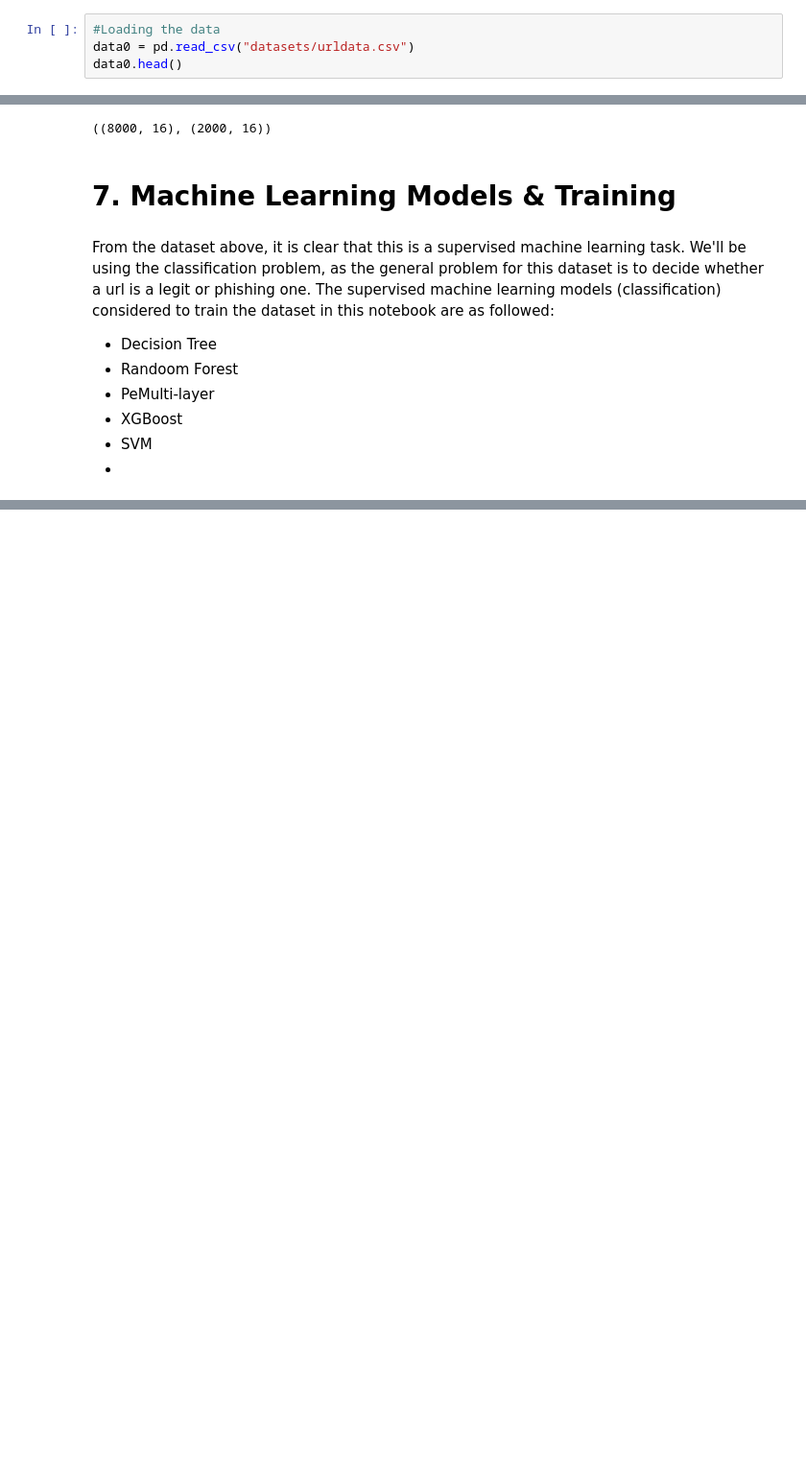
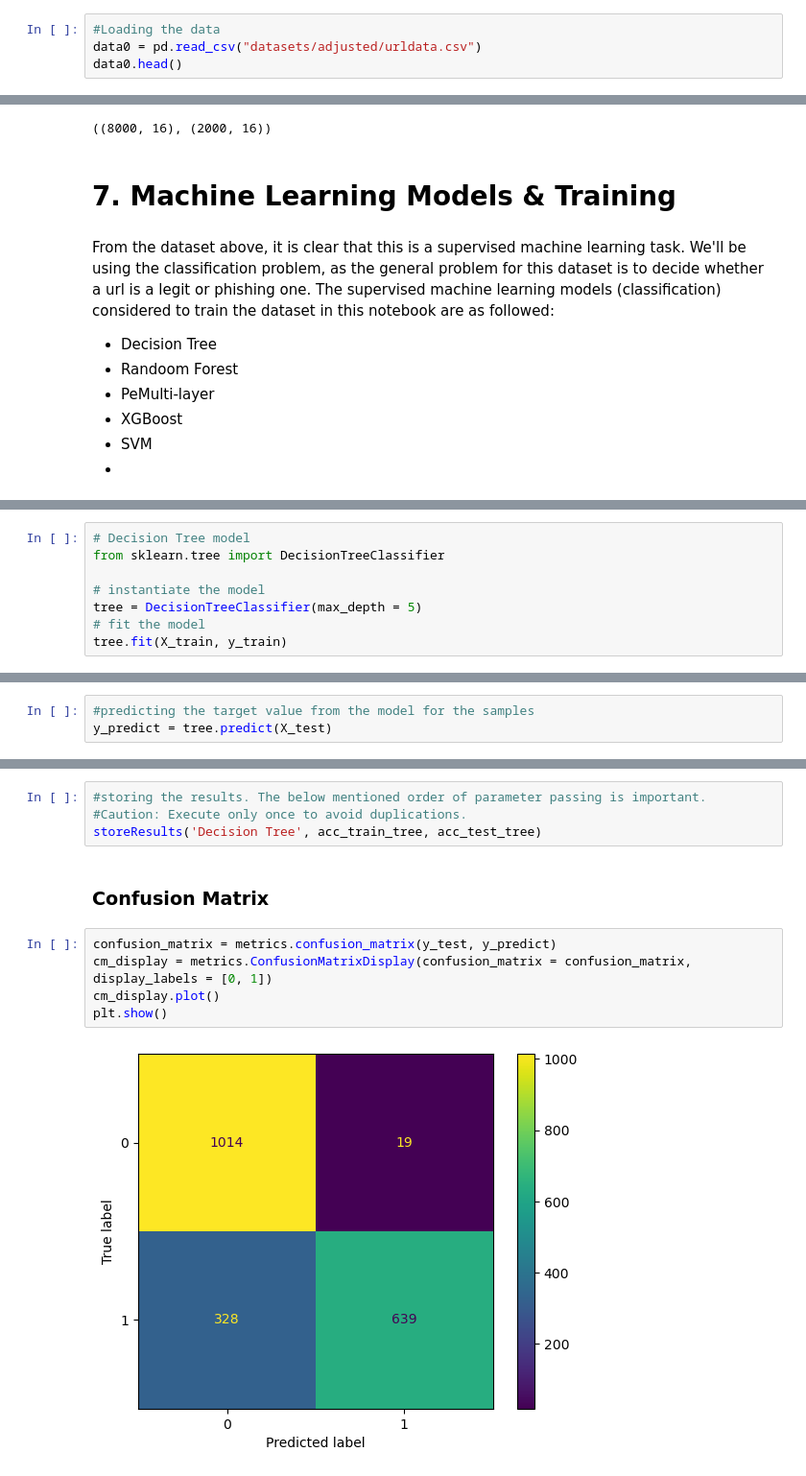
Before and after one commit to Nixam01/phishsandbox, a Jupyter notebook: ml/Phishing_Detection.ipynb, the cells around one changed output, grey strips where cells are left out. Shown at 96% size. Saved outputs shown, nothing was run; the diff lists cells and outputs as text; blank space fills up the shorter version.

Commit message:
confusion matrix for sklearn classifier

```diff
--- a/ml/Phishing_Detection.ipynb
+++ b/ml/Phishing_Detection.ipynb
@@ -8,7 +8,7 @@ import seaborn as sns
 import matplotlib.pyplot as plt
 # %%
 #Loading the data
-data0 = pd.read_csv("datasets/urldata.csv")
+data0 = pd.read_csv("datasets/adjusted/urldata.csv")
 data0.head()
 # %% [output]
 |  | Domain | Have_IP | Have_At | URL_Length | URL_Depth | Redirection | https_Domain | TinyURL | Prefix/Suffix | ... |
@@ -116,0 +130,8 @@ From the dataset above, it is clear that this is a supervised machine learning t
+# %%
+# Decision Tree model
+from sklearn.tree import DecisionTreeClassifier
+
+# instantiate the model
+tree = DecisionTreeClassifier(max_depth = 5)
+# fit the model
+tree.fit(X_train, y_train)
@@ -116,0 +140,3 @@ From the dataset above, it is clear that this is a supervised machine learning t
+# %%
+#predicting the target value from the model for the samples
+y_predict = tree.predict(X_test)
@@ -116,0 +152,13 @@ From the dataset above, it is clear that this is a supervised machine learning t
+# %%
+#storing the results. The below mentioned order of parameter passing is important.
+#Caution: Execute only once to avoid duplications.
+storeResults('Decision Tree', acc_train_tree, acc_test_tree)
+# %% [markdown]
+### Confusion Matrix
+# %%
+confusion_matrix = metrics.confusion_matrix(y_test, y_predict)
+cm_display = metrics.ConfusionMatrixDisplay(confusion_matrix = confusion_matrix, display_labels = [0, 1])
+cm_display.plot()
+plt.show()
+# %% [output]
+[figure, added]
```
Also changed, not shown: parts of 4 cells of this notebook.
